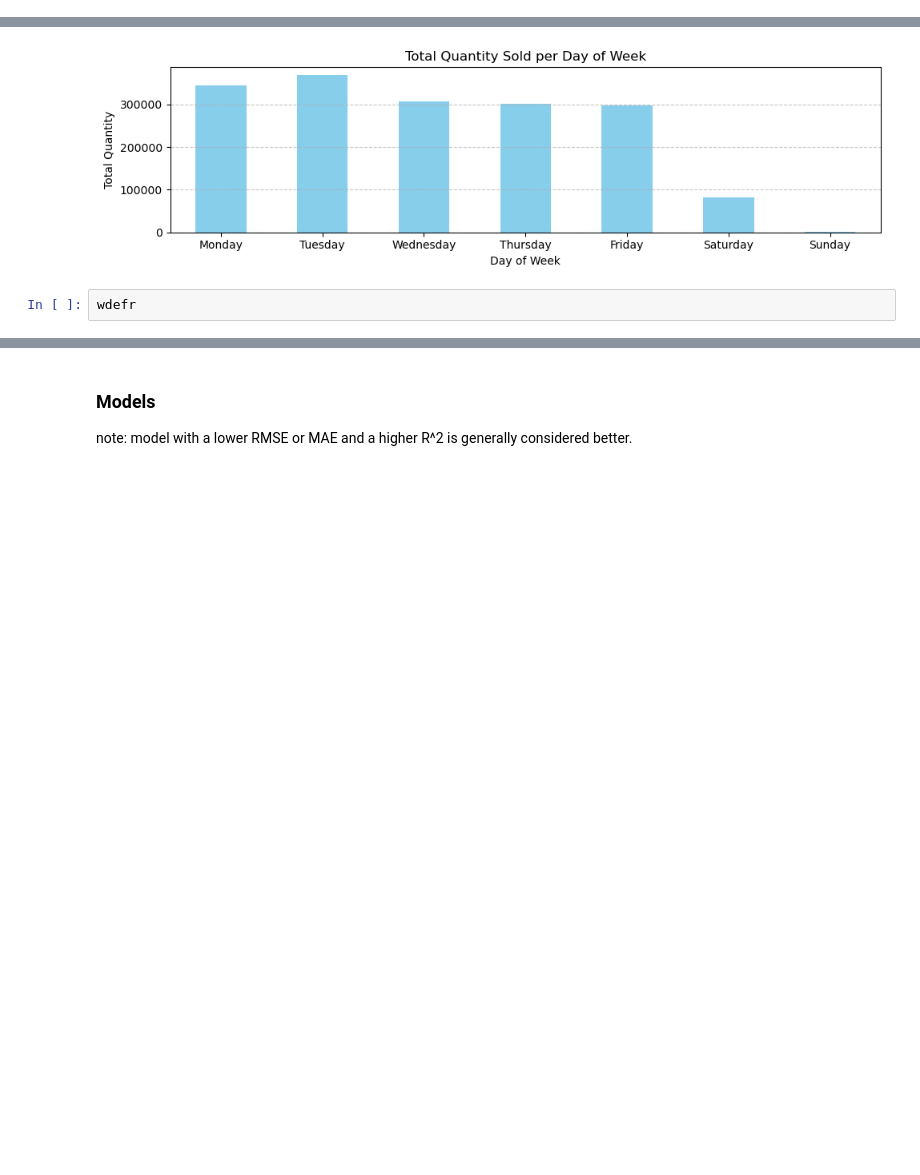
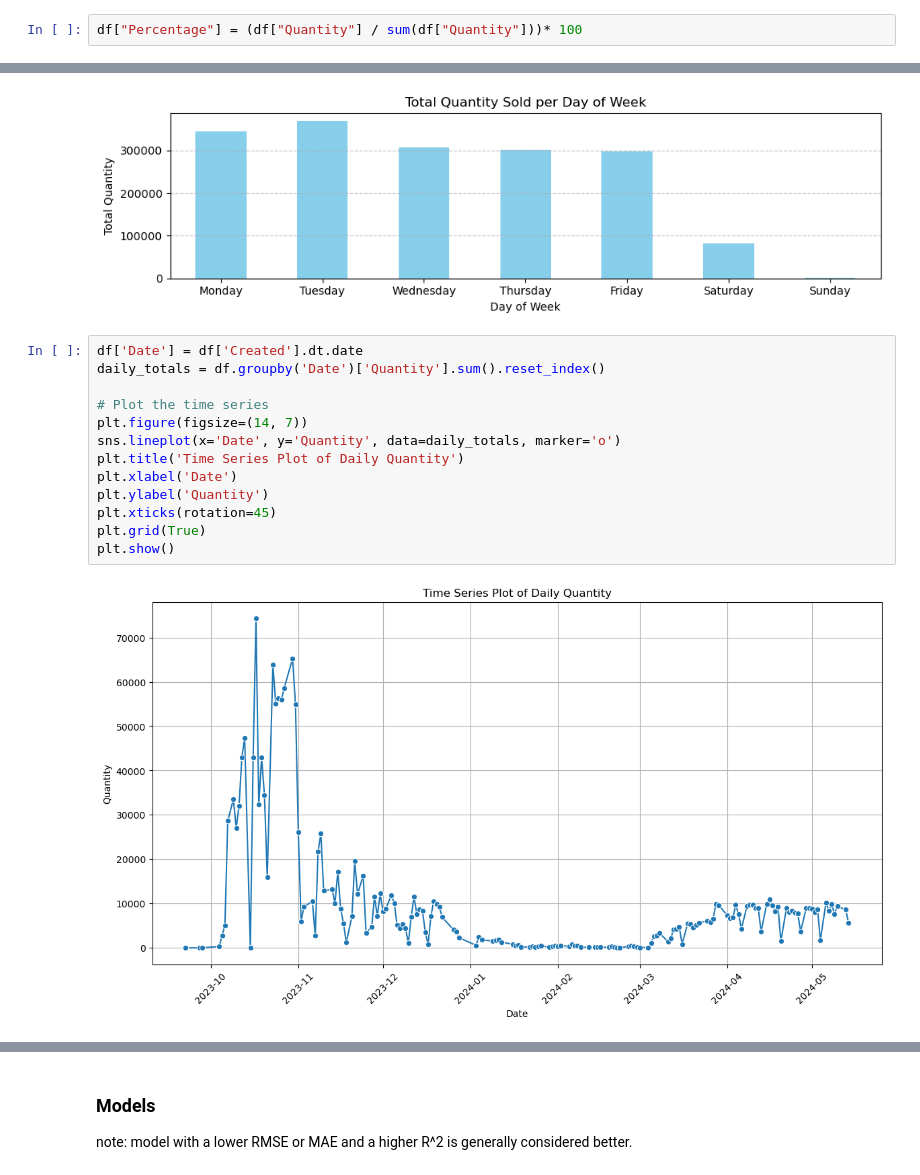
Before and after one commit to hitomi1104/Inventory-Demand-Forecasting, a Jupyter notebook: WFF/EDA&Models.ipynb, the cells around one changed output, grey strips where cells are left out. Drawn from its saved outputs; the diff is of its cells as text; blank space fills up the shorter version.

```diff
--- a/WFF/EDA&Models.ipynb
+++ b/WFF/EDA&Models.ipynb
@@ -175 +203,3 @@ Name: count, Length: 3217, dtype: int64
+# %%
+df["Percentage"] = (df["Quantity"] / sum(df["Quantity"]))* 100
 # %%
@@ -320,4 +333,17 @@ plt.show()
 # %% [output]
 [figure]
 # %%
-wdefr
+df['Date'] = df['Created'].dt.date
+daily_totals = df.groupby('Date')['Quantity'].sum().reset_index()
+
+# Plot the time series
+plt.figure(figsize=(14, 7))
+sns.lineplot(x='Date', y='Quantity', data=daily_totals, marker='o')
+plt.title('Time Series Plot of Daily Quantity')
+plt.xlabel('Date')
+plt.ylabel('Quantity')
+plt.xticks(rotation=45)
+plt.grid(True)
+plt.show()
+# %% [output]
+[figure, added]
```
Also changed, not shown: parts of 12 cells of this notebook.
